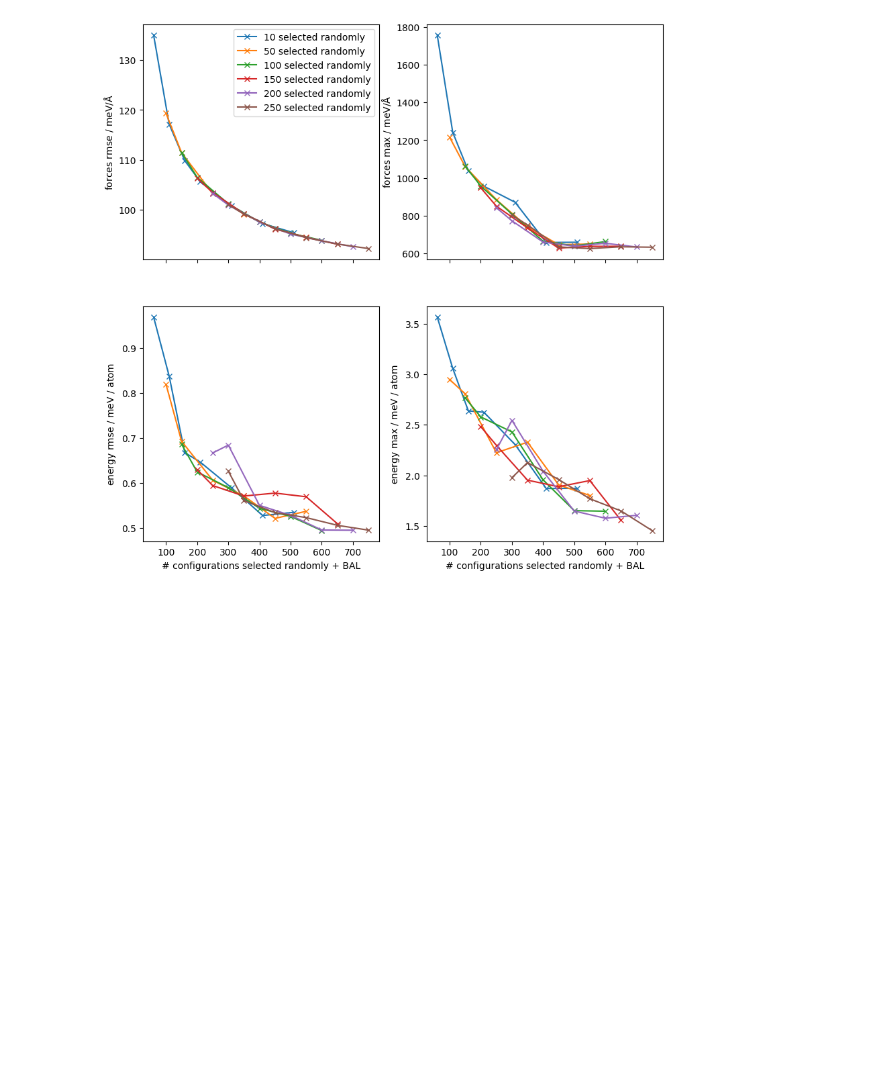
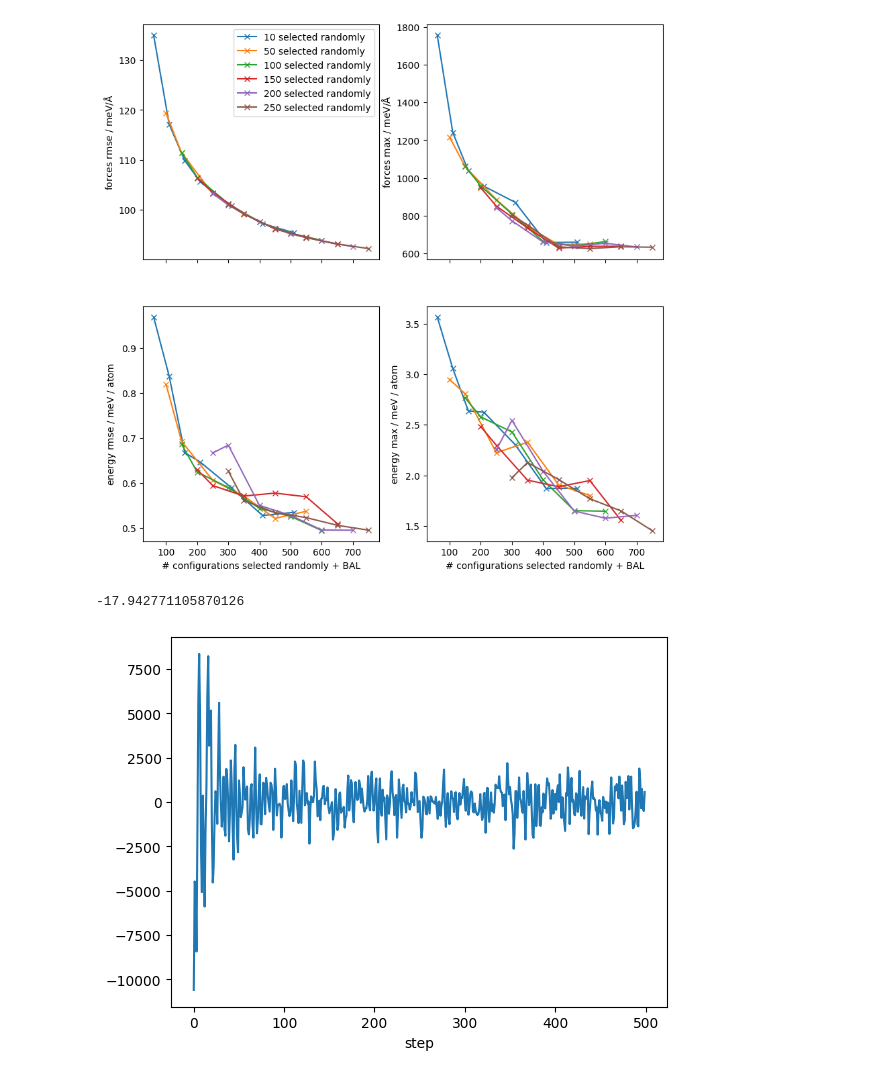
Before and after one commit to IPSProjects/BMIM-BF4, a Jupyter notebook: analysis.ipynb, the cells around one changed output. Saved outputs shown, nothing was run; the diff lists cells and outputs as text; code cells hidden in the pictures; blank space fills up the shorter version.

```diff
--- a/analysis.ipynb
+++ b/analysis.ipynb
@@ -232,0 +312,8 @@ Text(0, 0.5, 'energy max / $\\mathrm{meV}$ / atom')
+# %%
+node = zntrack.from_rev("pressure_ASEMD")
+# %%
+node.metrics_dict["pressure"].plot()
+node.metrics_dict["pressure"][200:].mean()
+# %% [output]
+-17.942771105870126
+[figure, added]
```
Also changed, not shown: parts of 14 cells of this notebook, 19 other files.
